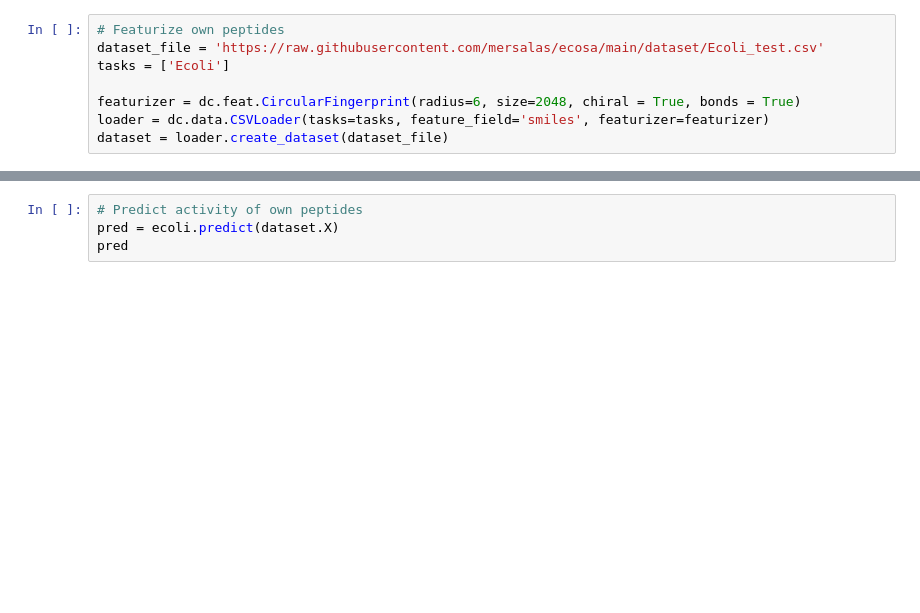
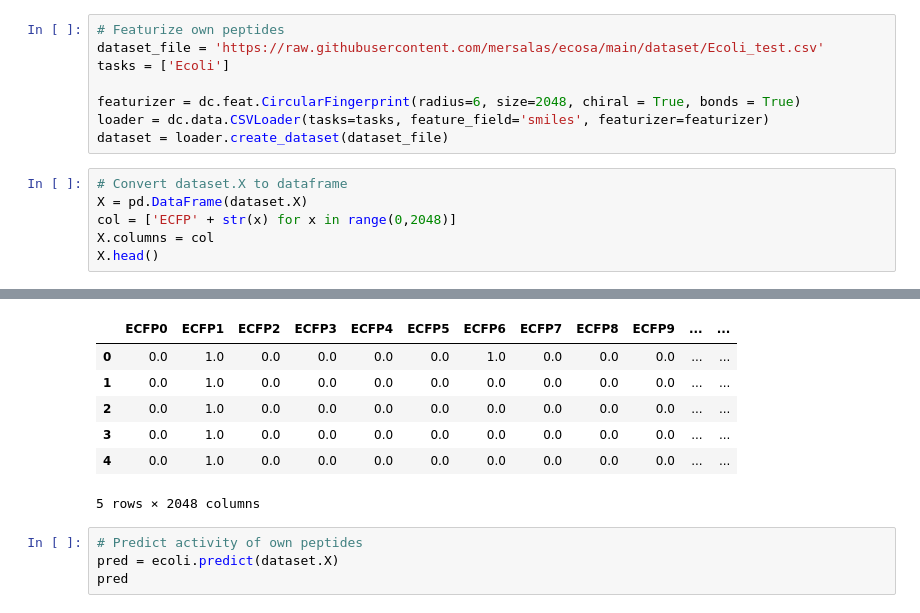
Before and after one commit to mersalas/ecosa, a Jupyter notebook: Ecoli_test.ipynb, the cells around one changed output, grey strips where cells are left out. Drawn from its saved outputs; the diff is of its cells as text; blank space fills up the shorter version.

```diff
--- a/Ecoli_test.ipynb
+++ b/Ecoli_test.ipynb
@@ -183,3 +183,10 @@ tasks = ['Ecoli']
 featurizer = dc.feat.CircularFingerprint(radius=6, size=2048, chiral = True, bonds = True)
 loader = dc.data.CSVLoader(tasks=tasks, feature_field='smiles', featurizer=featurizer)
 dataset = loader.create_dataset(dataset_file)
+# %%
+# Convert dataset.X to dataframe
+X = pd.DataFrame(dataset.X)
+col = ['ECFP' + str(x) for x in range(0,2048)]
+X.columns = col
+X.head()
+# %% [output]
@@ -186,3 +194,10 @@ dataset = loader.create_dataset(dataset_file)
+|  | ECFP0 | ECFP1 | ECFP2 | ECFP3 | ECFP4 | ECFP5 | ECFP6 | ECFP7 | ECFP8 | ECFP9 | ... | ... |
+| 0 | 0.0 | 1.0 | 0.0 | 0.0 | 0.0 | 0.0 | 1.0 | 0.0 | 0.0 | 0.0 | ... | ... |
+| 1 | 0.0 | 1.0 | 0.0 | 0.0 | 0.0 | 0.0 | 0.0 | 0.0 | 0.0 | 0.0 | ... | ... |
+| 2 | 0.0 | 1.0 | 0.0 | 0.0 | 0.0 | 0.0 | 0.0 | 0.0 | 0.0 | 0.0 | ... | ... |
+| 3 | 0.0 | 1.0 | 0.0 | 0.0 | 0.0 | 0.0 | 0.0 | 0.0 | 0.0 | 0.0 | ... | ... |
+| 4 | 0.0 | 1.0 | 0.0 | 0.0 | 0.0 | 0.0 | 0.0 | 0.0 | 0.0 | 0.0 | ... | ... |
+5 rows × 2048 columns
 # %%
 # Predict activity of own peptides
 pred = ecoli.predict(dataset.X)
```
Also changed, not shown: parts of 9 cells of this notebook.
